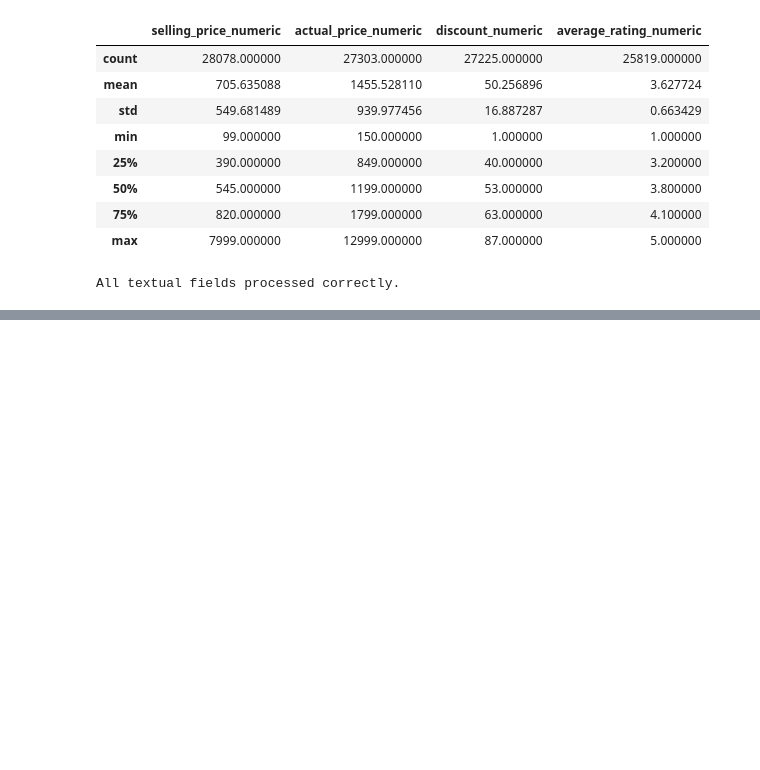
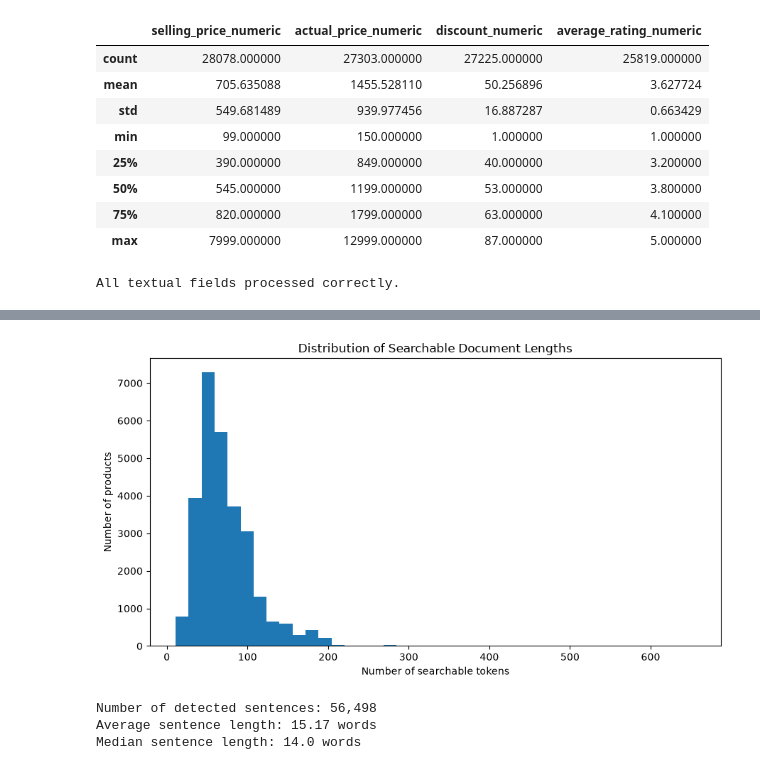
Before and after one commit to maariionaa-code/irwa-search-engine, a Jupyter notebook: project_progress/part_1/part_1.ipynb, the cells around one changed output, grey strips where cells are left out. Drawn from its saved outputs; the diff is of its cells as text; code cells hidden in the pictures; blank space fills up the shorter version.

```diff
--- a/project_progress/part_1/part_1.ipynb
+++ b/project_progress/part_1/part_1.ipynb
@@ -563,0 +688,23 @@ df[
+# %%
+plt.figure(figsize=(9, 5))
+
+plt.hist(
+    df["search_document_length"],
+    bins=40,
+)
+
+plt.xlabel("Number of searchable tokens")
+plt.ylabel("Number of products")
+plt.title("Distribution of Searchable Document Lengths")
+
+plt.tight_layout()
+
+plt.savefig(
+    FIGURES_PATH / "search_document_length_distribution.png",
+    dpi=300,
+    bbox_inches="tight",
+)
+
+plt.show()
+# %% [output]
+[figure, added]
@@ -563,0 +744,29 @@ df[
+# %%
+all_sentence_lengths = []
+
+for description in df["description"]:
+    all_sentence_lengths.extend(
+        sentence_lengths(description)
+    )
+
+print(
+    "Number of detected sentences:",
+    f"{len(all_sentence_lengths):,}",
+)
+
+if all_sentence_lengths:
+    print(
+        "Average sentence length:",
+        round(np.mean(all_sentence_lengths), 2),
+        "words",
+    )
+
+    print(
+        "Median sentence length:",
+        round(np.median(all_sentence_lengths), 2),
+        "words",
+    )
+# %% [output]
+Number of detected sentences: 56,498
+Average sentence length: 15.17 words
+Median sentence length: 14.0 words
```
Also changed, not shown: parts of 50 cells of this notebook, 15 other files.
